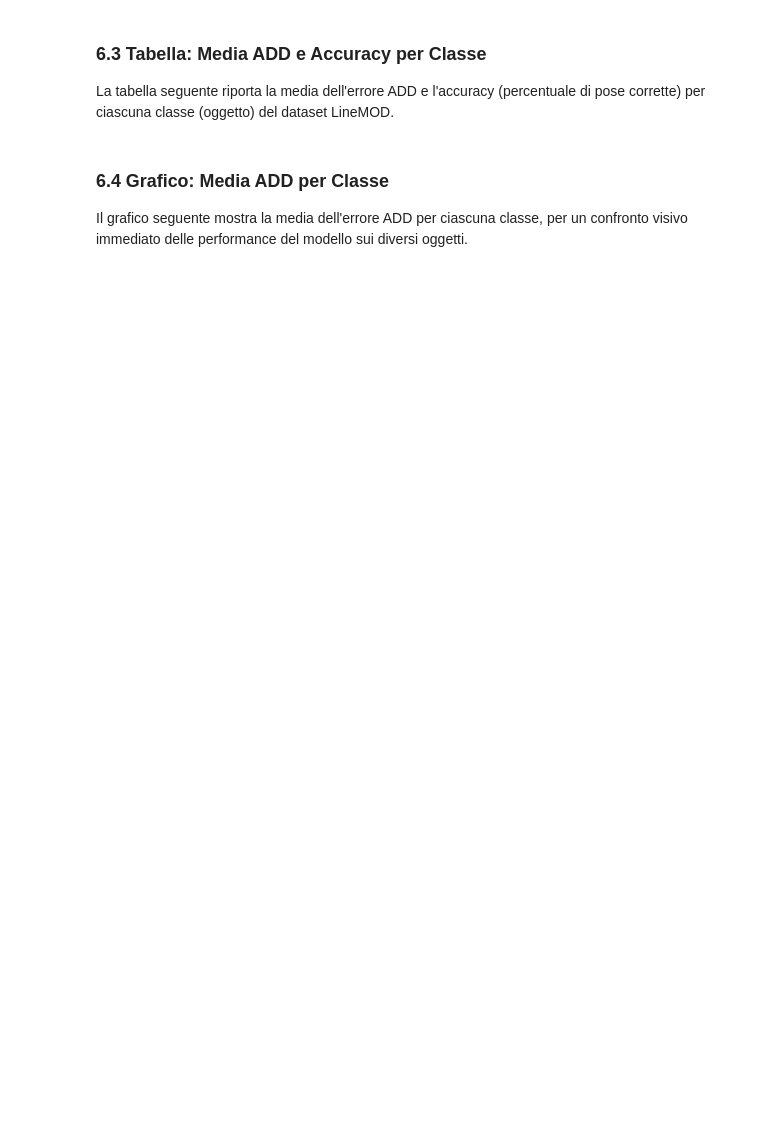
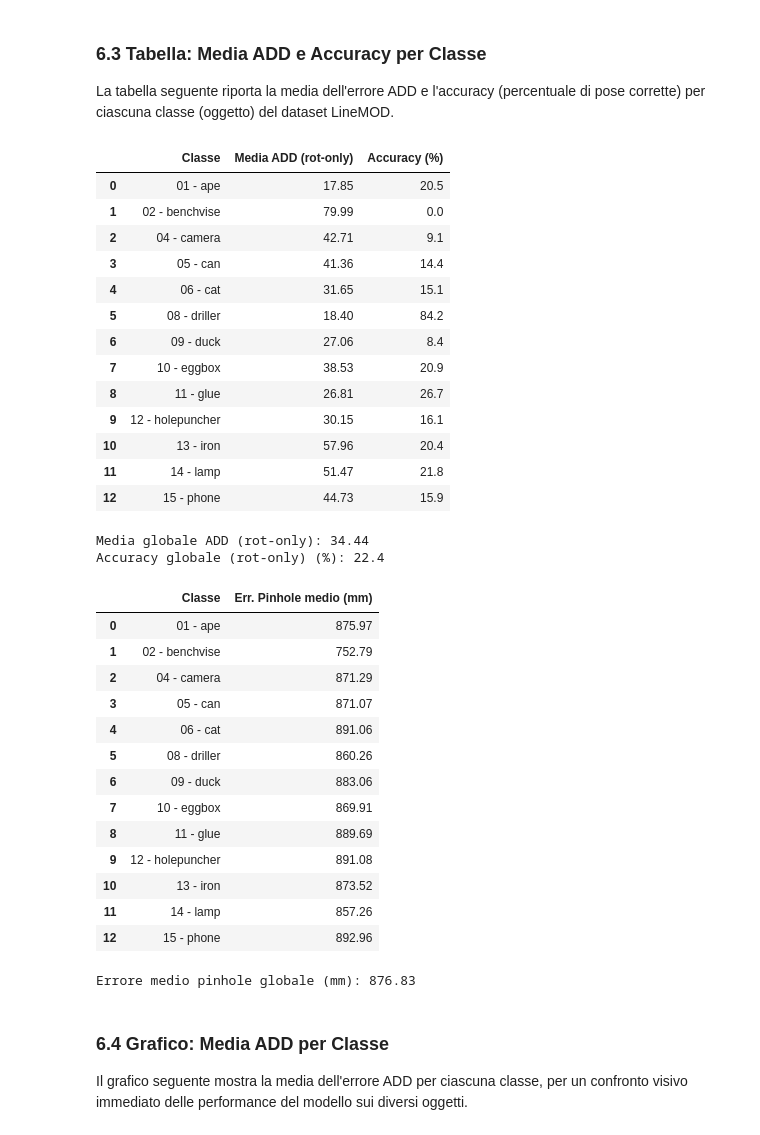
Before and after one commit to ghMellow/polito-aml-6D-pose-estimation, a Jupyter notebook: notebooks/finetuning_ResNet50_rotation_only.ipynb, the cells around one changed output. Drawn from its saved outputs; the diff is of its cells as text; code cells hidden in the pictures; blank space fills up the shorter version.

```diff
--- a/notebooks/finetuning_ResNet50_rotation_only.ipynb
+++ b/notebooks/finetuning_ResNet50_rotation_only.ipynb
@@ -325,27 +355,80 @@ KeyboardInterrupt:
 
 La tabella seguente riporta la media dell'errore ADD e l'accuracy (percentuale di pose corrette) per ciascuna classe (oggetto) del dataset LineMOD.
 # %%
-# Calcola e mostra la tabella delle performance per classe
-results = globals().get('results', None)
-if results is None:
-    print("⚠️  Devi prima calcolare la metrica ADD su tutto il test set e salvare i risultati in 'results'.")
+# Tabella 1: Performance rotazione (ADD solo rotazione, traslazione dummy)
+results_rot_only = globals().get('results_rot_only', None)
+if results_rot_only is None:
+    print("⚠️  Devi prima calcolare la metrica ADD rot-only su tutto il test set e salvare i risultati in 'results_rot_only'.")
 else:
-    obj_ids = np.array(results['obj_ids'])
-    add_values = np.array(results['add_values'])
-    is_correct = np.array(results['is_correct'])
+    obj_ids_rot = np.array(results_rot_only['obj_ids'])
+    add_values = np.array(results_rot_only['add_values'])
+    is_correct = np.array(results_rot_only['is_correct'])
     data = []
     for obj_id, obj_name in Config.LINEMOD_OBJECTS.items():
-        mask = obj_ids == obj_id
+        mask = obj_ids_rot == obj_id
         if np.sum(mask) == 0:
             continue
         mean_add = add_values[mask].mean()
         acc = is_correct[mask].mean() * 100
         data.append({
             'Classe': f"{obj_id:02d} - {obj_name.get('name')}",
-            'Media ADD (Rotation Only)': f"{mean_add:.2f}",
+            'Media ADD (rot-only)': f"{mean_add:.2f}",
             'Accuracy (%)': f"{acc:.1f}"
         })
     df = pd.DataFrame(data)
     display(df)
-    print("\nMedia globale ADD:", f"{add_values.mean():.2f}")
-    print("Accuracy globale (%):", f"{is_correct.mean()*100:.1f}")
+    print("\nMedia globale ADD (rot-only):", f"{add_values.mean():.2f}")
+    print("Accuracy globale (rot-only) (%):", f"{is_correct.mean()*100:.1f}")
+
+# Tabella 2: Statistiche traslazione pinhole
+results_pinhole = globals().get('results_pinhole', None)
+if results_pinhole is None:
+    print("⚠️  Devi prima calcolare le statistiche di traslazione pinhole e salvarle in 'results_pinhole'.")
+else:
+    obj_ids_pinhole = np.array(results_pinhole['obj_ids'])
+    pinhole_errors = np.array(results_pinhole['pinhole_errors'])
+    data = []
+    for obj_id, obj_name in Config.LINEMOD_OBJECTS.items():
+        mask = obj_ids_pinhole == obj_id
+        if np.sum(mask) == 0:
+            continue
+        mean_pinhole = pinhole_errors[mask].mean()
+        data.append({
+            'Classe': f"{obj_id:02d} - {obj_name.get('name')}",
+            'Err. Pinhole medio (mm)': f"{mean_pinhole:.2f}"
+        })
+    df_pinhole = pd.DataFrame(data)
+    display(df_pinhole)
+    print("\nErrore medio pinhole globale (mm):", f"{pinhole_errors.mean():.2f}")
+# %% [output]
+|  | Classe | Media ADD (rot-only) | Accuracy (%) |
+| 0 | 01 - ape | 17.85 | 20.5 |
+| 1 | 02 - benchvise | 79.99 | 0.0 |
+| 2 | 04 - camera | 42.71 | 9.1 |
+| 3 | 05 - can | 41.36 | 14.4 |
+| 4 | 06 - cat | 31.65 | 15.1 |
+| 5 | 08 - driller | 18.40 | 84.2 |
+| 6 | 09 - duck | 27.06 | 8.4 |
+| 7 | 10 - eggbox | 38.53 | 20.9 |
+| 8 | 11 - glue | 26.81 | 26.7 |
+| 9 | 12 - holepuncher | 30.15 | 16.1 |
+| 10 | 13 - iron | 57.96 | 20.4 |
+| 11 | 14 - lamp | 51.47 | 21.8 |
+| 12 | 15 - phone | 44.73 | 15.9 |
+Media globale ADD (rot-only): 34.44
+Accuracy globale (rot-only) (%): 22.4
+|  | Classe | Err. Pinhole medio (mm) |
+| 0 | 01 - ape | 875.97 |
+| 1 | 02 - benchvise | 752.79 |
+| 2 | 04 - camera | 871.29 |
+| 3 | 05 - can | 871.07 |
+| 4 | 06 - cat | 891.06 |
+| 5 | 08 - driller | 860.26 |
+| 6 | 09 - duck | 883.06 |
+| 7 | 10 - eggbox | 869.91 |
+| 8 | 11 - glue | 889.69 |
+| 9 | 12 - holepuncher | 891.08 |
+| 10 | 13 - iron | 873.52 |
+| 11 | 14 - lamp | 857.26 |
+| 12 | 15 - phone | 892.96 |
+Errore medio pinhole globale (mm): 876.83
```
Also changed, not shown: parts of 6 cells of this notebook, 1 other file.
